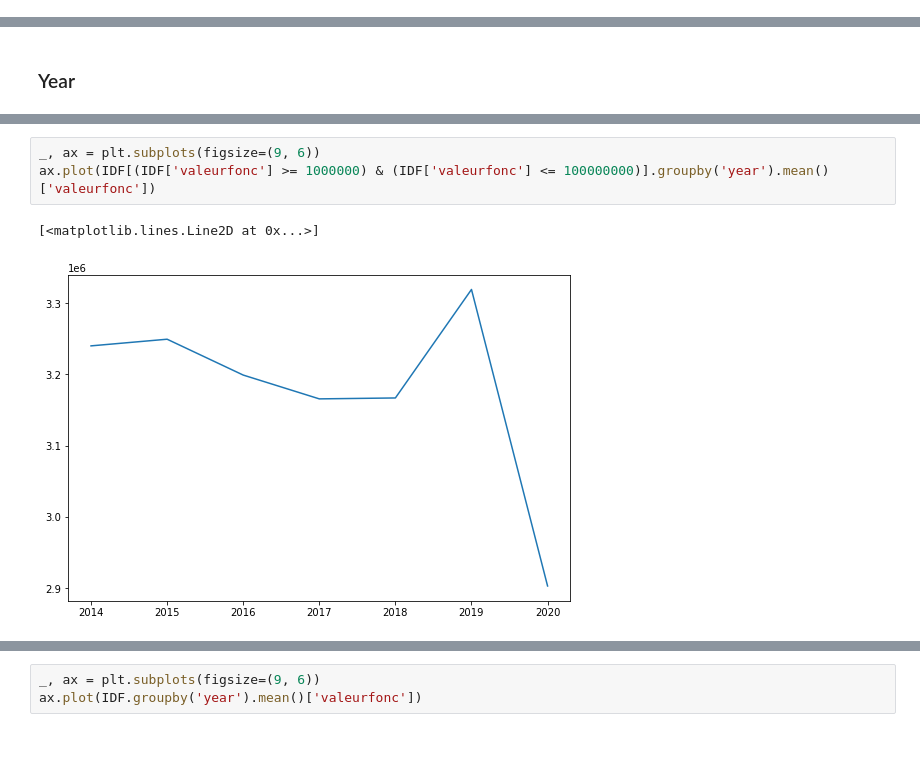
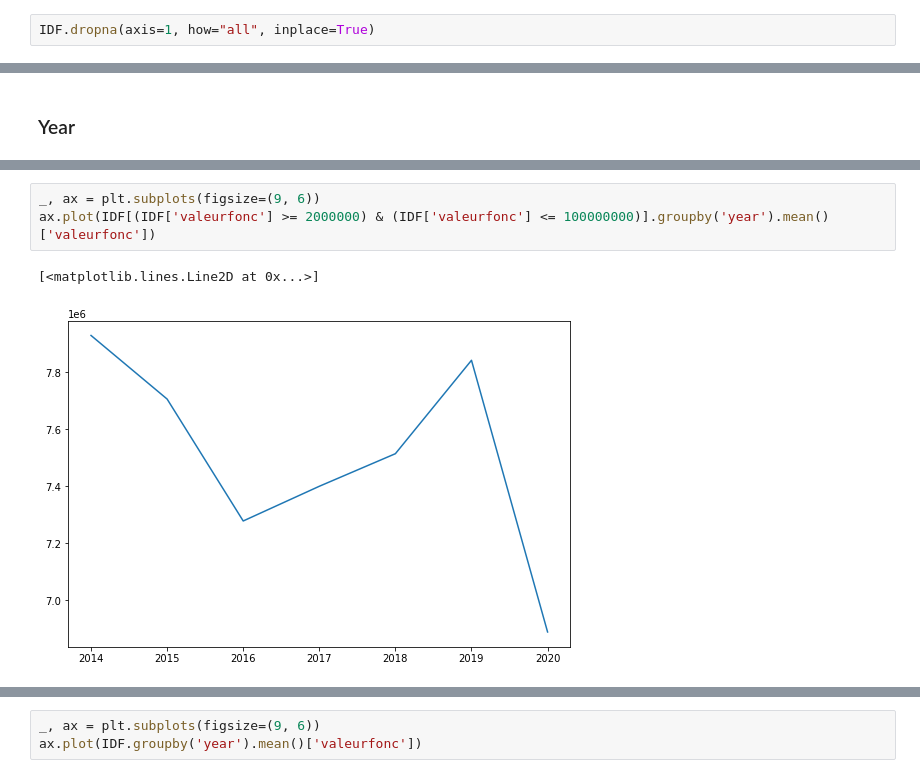
Before and after one commit to Juliette-De/the-right-price, a Jupyter notebook: Untitled.ipynb, the cells around one changed output, grey strips where cells are left out. Cells and saved outputs as stored; diff of their text form; blank space fills up the shorter version.

```diff
--- a/Untitled.ipynb
+++ b/Untitled.ipynb
@@ -431,5 +432,7 @@ IDF.drop(['anneemut', 'moismut', 'coddep', 'vefa'], axis=1, inplace=True)
 # %%
 IDF['day_month'] = pd.to_datetime(dict(day=IDF_sample.day, month=IDF_sample.month, year=2000))
+# %%
+IDF.dropna(axis=1, how="all", inplace=True)
 # %%
 IDF.head()
 # %% [output]
@@ -515,6 +526,6 @@ ax.plot(IDF[IDF['valeurfonc'] <= 1000000].groupby('year').mean()['valeurfonc'])
 # %%
 _, ax = plt.subplots(figsize=(9, 6))
-ax.plot(IDF[(IDF['valeurfonc'] >= 1000000) & (IDF['valeurfonc'] <= 100000000)].groupby('year').mean()['valeurfonc'])
+ax.plot(IDF[(IDF['valeurfonc'] >= 2000000) & (IDF['valeurfonc'] <= 100000000)].groupby('year').mean()['valeurfonc'])
 # %% [output]
 [<matplotlib.lines.Line2D at 0x...>]
-[figure, old version]
+[figure, new version]
```
Also changed, not shown: parts of 25 cells of this notebook, 3 other files.
